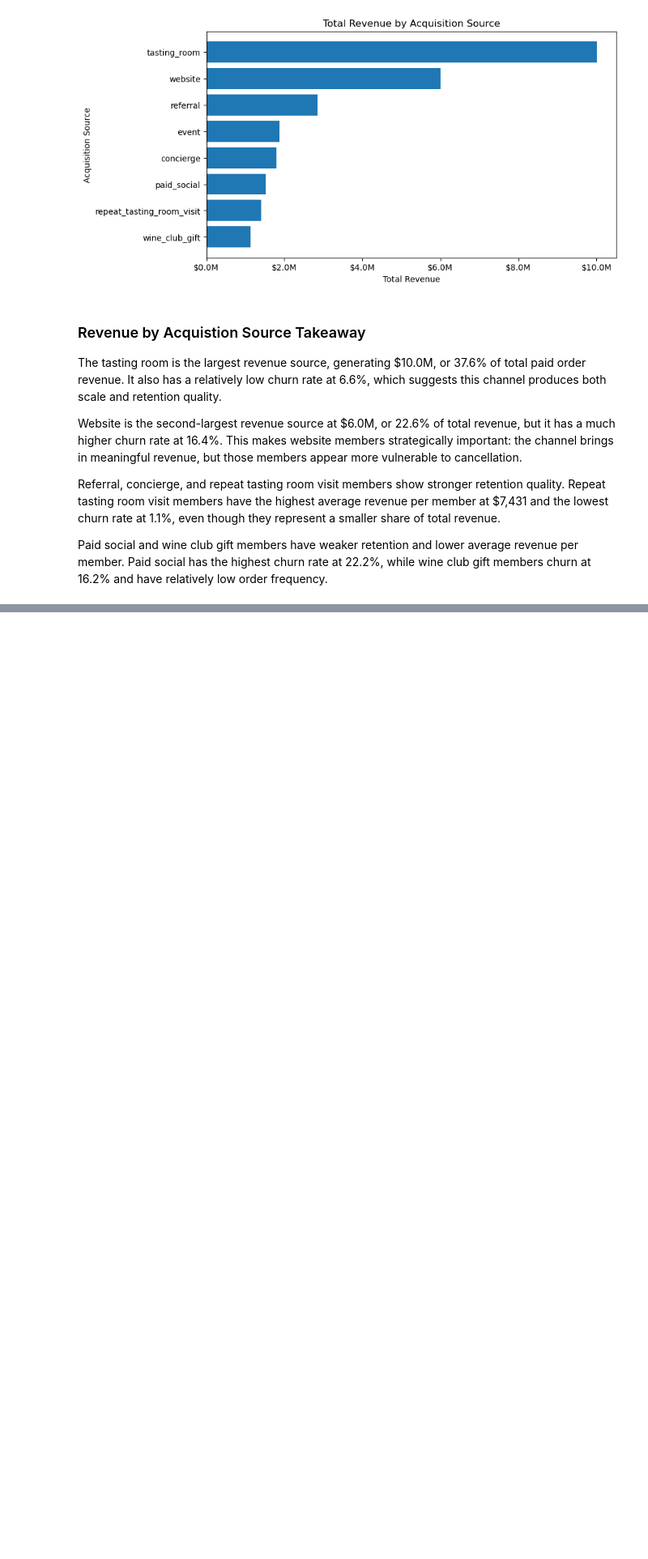
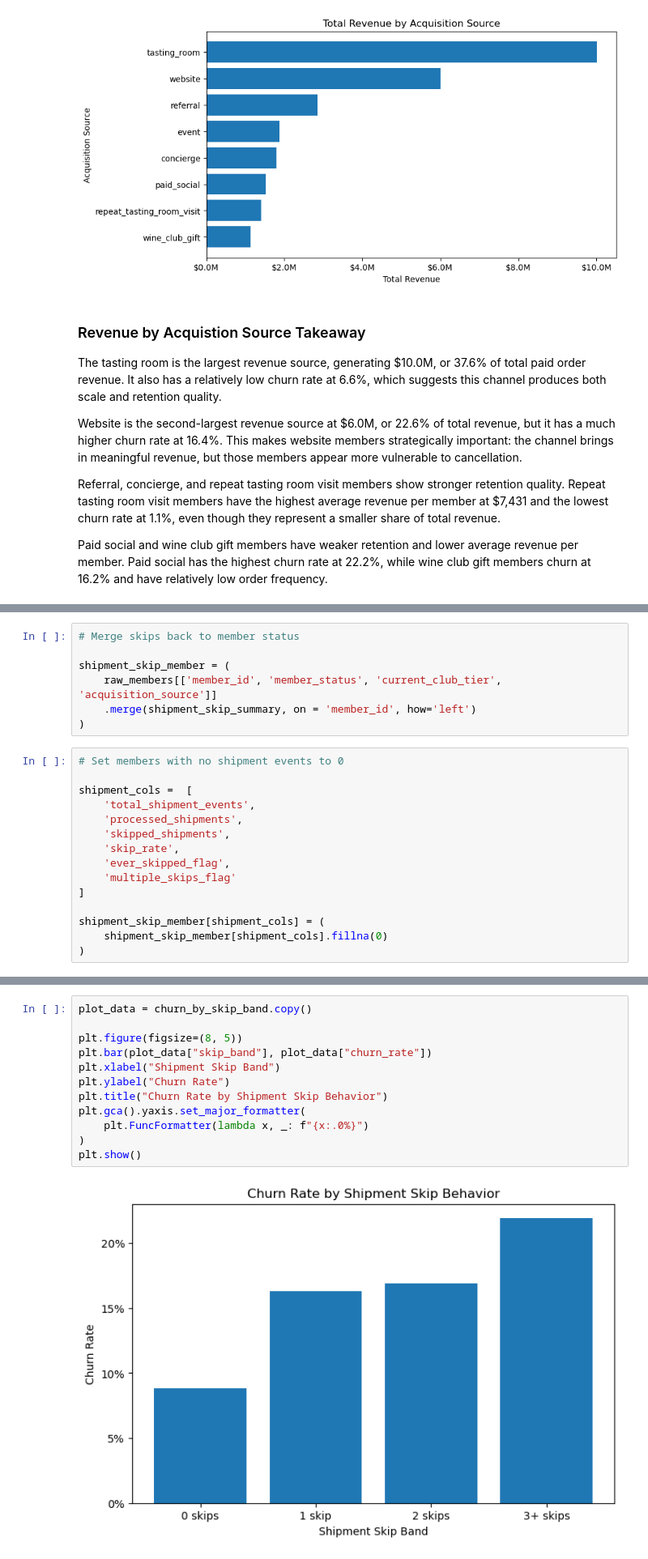
Before and after one commit to eddyk92/Bills-Bills-Bills-Churn-Analysis, a Jupyter notebook: notebooks/02_retention_eda.ipynb, the cells around one changed output, grey strips where cells are left out. Shown at 81% size. Saved outputs shown, nothing was run; the diff lists cells and outputs as text; blank space fills up the shorter version.

```diff
--- a/notebooks/02_retention_eda.ipynb
+++ b/notebooks/02_retention_eda.ipynb
@@ -1364,0 +1417,22 @@ Paid social and wine club gift members have weaker retention and lower average r
+# %%
+# Merge skips back to member status
+
+shipment_skip_member = (
+    raw_members[['member_id', 'member_status', 'current_club_tier', 'acquisition_source']]
+    .merge(shipment_skip_summary, on = 'member_id', how='left')
+)
+# %%
+# Set members with no shipment events to 0
+
+shipment_cols =  [
+    'total_shipment_events',
+    'processed_shipments',
+    'skipped_shipments',
+    'skip_rate',
+    'ever_skipped_flag',
+    'multiple_skips_flag'
+]
+
+shipment_skip_member[shipment_cols] = (
+    shipment_skip_member[shipment_cols].fillna(0)
+)
@@ -1364,0 +1524,14 @@ Paid social and wine club gift members have weaker retention and lower average r
+# %%
+plot_data = churn_by_skip_band.copy()
+
+plt.figure(figsize=(8, 5))
+plt.bar(plot_data["skip_band"], plot_data["churn_rate"])
+plt.xlabel("Shipment Skip Band")
+plt.ylabel("Churn Rate")
+plt.title("Churn Rate by Shipment Skip Behavior")
+plt.gca().yaxis.set_major_formatter(
+    plt.FuncFormatter(lambda x, _: f"{x:.0%}")
+)
+plt.show()
+# %% [output]
+[figure, added]
```
Also changed, not shown: parts of 5 cells of this notebook.
